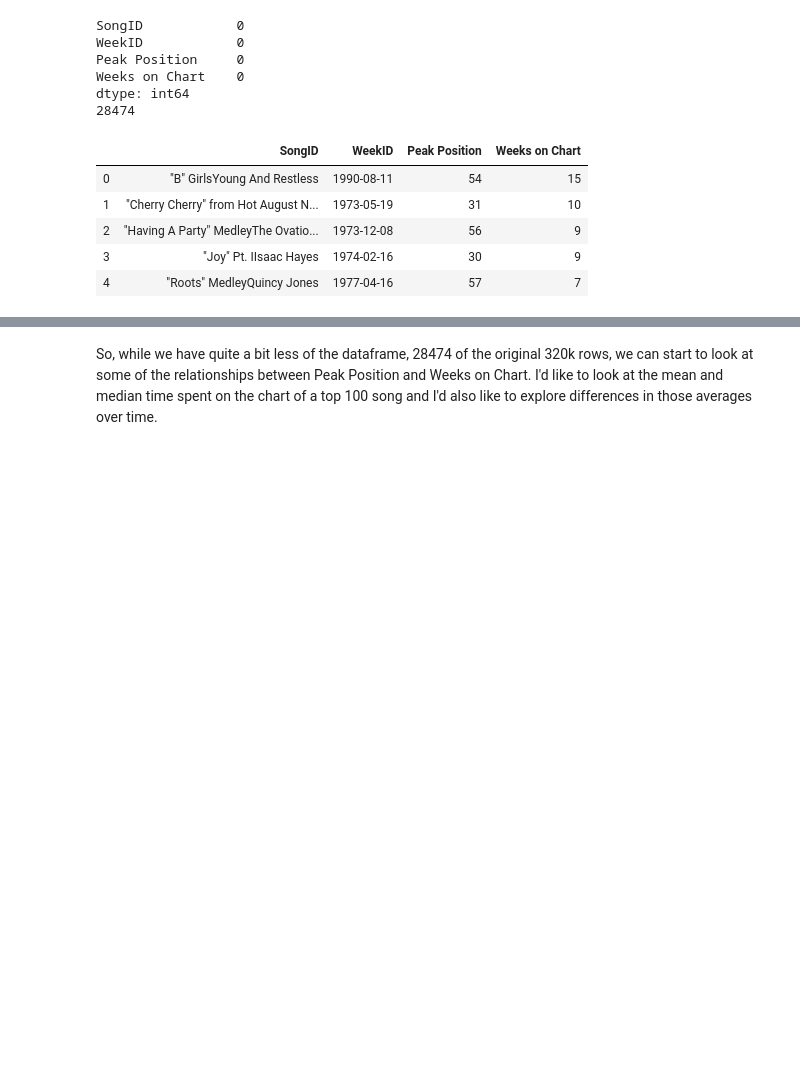
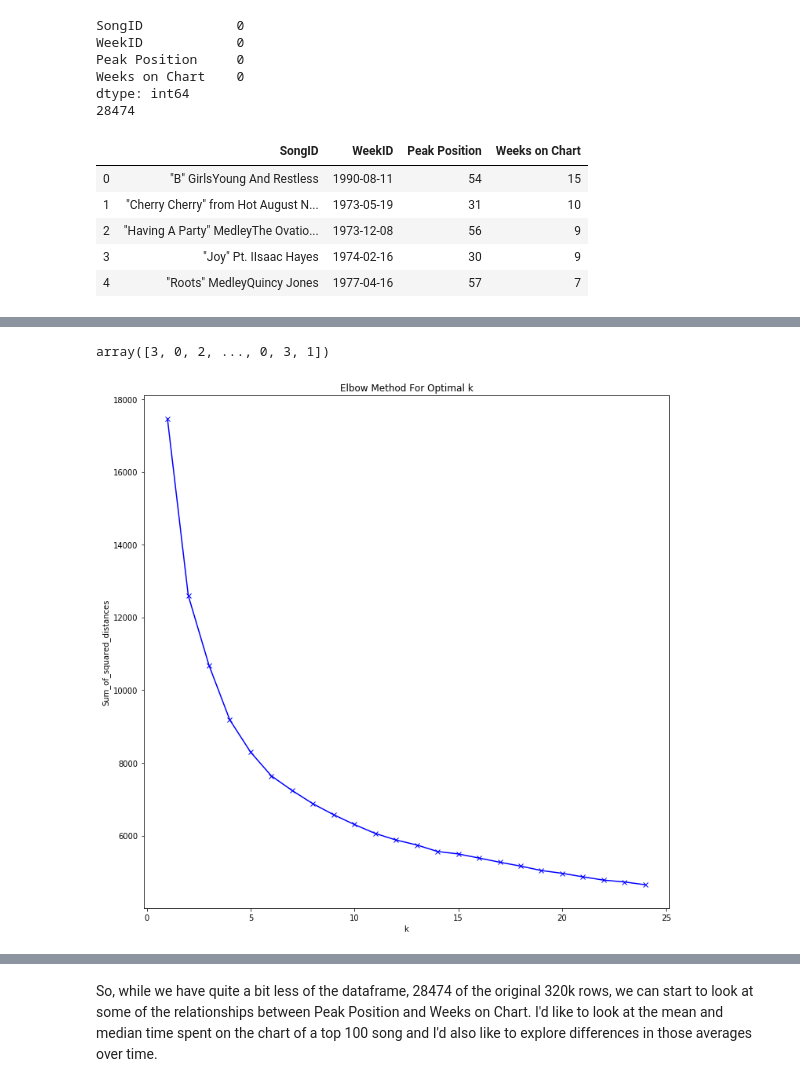
Before and after one commit to RobNewt/Data-Analysis, a Jupyter notebook: Billboard Top 100 (In Progress).ipynb, the cells around one changed output, grey strips where cells are left out. Cells and saved outputs as stored; diff of their text form; code cells hidden in the pictures; blank space fills up the shorter version.

```diff
--- a/Billboard Top 100 (In Progress).ipynb
+++ b/Billboard Top 100 (In Progress).ipynb
@@ -237,0 +315,4 @@ dtype: int64
+# %%
+save_index = df2['SongID']
+df2 = df2.set_index('SongID')
+df2
@@ -237,0 +336,6 @@ dtype: int64
+# %%
+min_max_scaler = preprocessing.MinMaxScaler()
+df2_scaled = min_max_scaler.fit_transform(df2)
+df2_scaled = pd.DataFrame(df2_scaled)
+# %%
+df2 = df2_scaled.set_index(save_index)
@@ -237,0 +354,20 @@ dtype: int64
+# %%
+kmeans.labels_
+# %% [output]
+array([3, 0, 2, ..., 0, 3, 1])
+# %%
+Sum_of_squared_distances = []
+K = range(1,25)
+for k in K:
+    km = KMeans(n_clusters=k)
+    km = km.fit(df2)
+    Sum_of_squared_distances.append(km.inertia_)
+# %%
+plt.figure(figsize=(12,12))
+plt.plot(K, Sum_of_squared_distances, 'bx-')
+plt.xlabel('k')
+plt.ylabel('Sum_of_squared_distances')
+plt.title('Elbow Method For Optimal k')
+plt.show();
+# %% [output]
+[figure, added]
```
Also changed, not shown: parts of 31 cells of this notebook.
